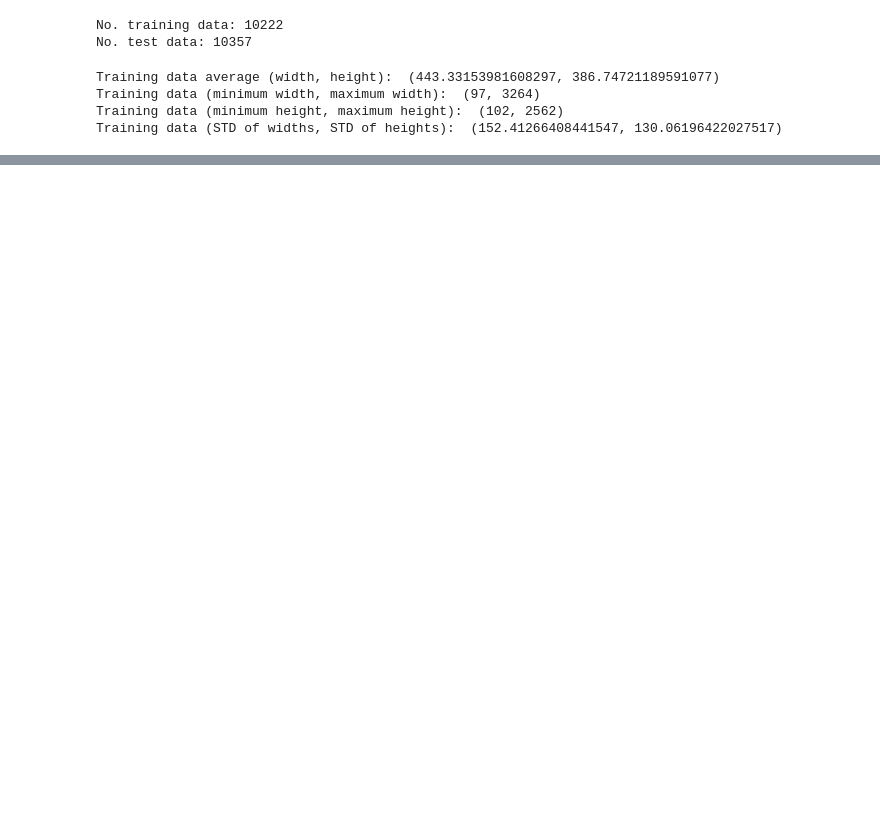
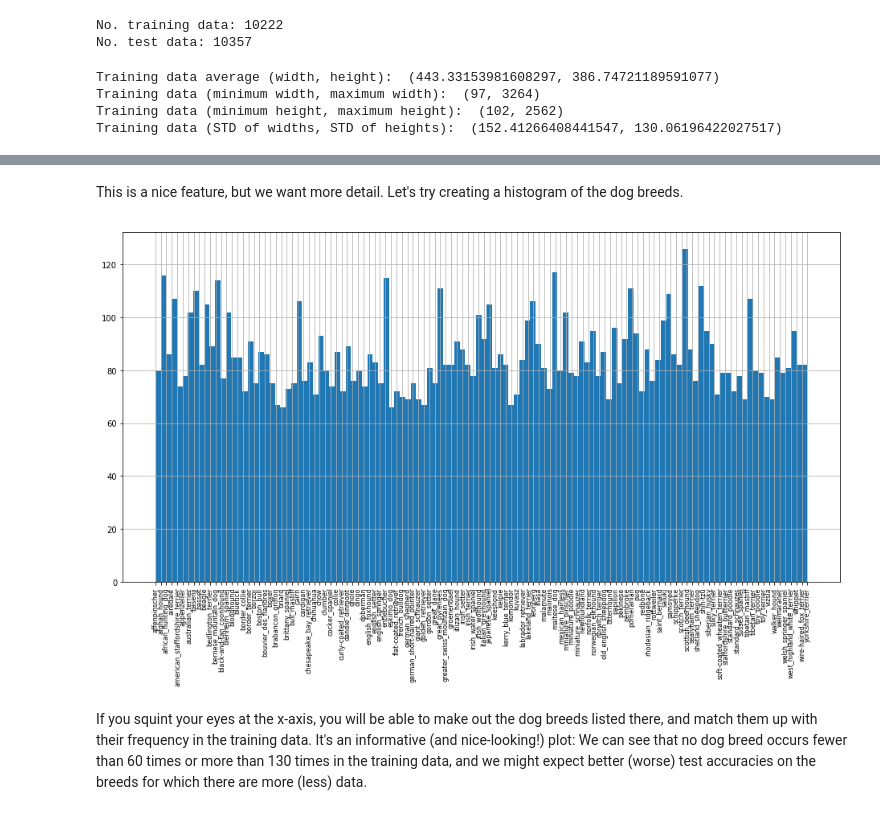
Before and after one commit to djsaunde/Kaggle-Competitions, a Jupyter notebook: Dog Breed Identification/code/Data Exploration.ipynb, the cells around one changed output, grey strips where cells are left out. Saved outputs shown, nothing was run; the diff lists cells and outputs as text; code cells hidden in the pictures; blank space fills up the shorter version.

```diff
--- a/Dog Breed Identification/code/Data Exploration.ipynb
+++ b/Dog Breed Identification/code/Data Exploration.ipynb
@@ -102,0 +115,7 @@ Interestingly, the data varies dramatically in size, but most are concentrated a
+# %%
+# Load up the training data labels using pandas (for .csv files, it's quite fast).
+train_labels_path = os.path.join('..', 'data', 'labels.csv')
+train_labels = pd.read_csv(train_labels_path)
+
+# Show the first 10 lines of the DataFrame containing fields "id" and "breed".
+train_labels.head(10)
@@ -102,0 +143,10 @@ Interestingly, the data varies dramatically in size, but most are concentrated a
+# %% [markdown]
+This is a nice feature, but we want more detail. Let's try creating a histogram of the dog breeds.
+# %%
+# Use the built-in DataFram function `hist` to plot a histogram of the dog breeds.
+hist = train_labels['breed'].hist(figsize=(16, 8), bins=120, xrot=90, xlabelsize=8)
+plt.show()
+# %% [output]
+[figure, added]
+# %% [markdown]
+If you squint your eyes at the x-axis, you will be able to make out the dog breeds listed there, and match them up with their frequency in the training data. It's an informative (and nice-looking!) plot: We can see that no dog breed occurs fewer than 60 times or more than 130 times in the training data, and we might expect better (worse) test accuracies on the breeds for which there are more (less) data.
```
Also changed, not shown: parts of 22 cells of this notebook, 1 other file.
